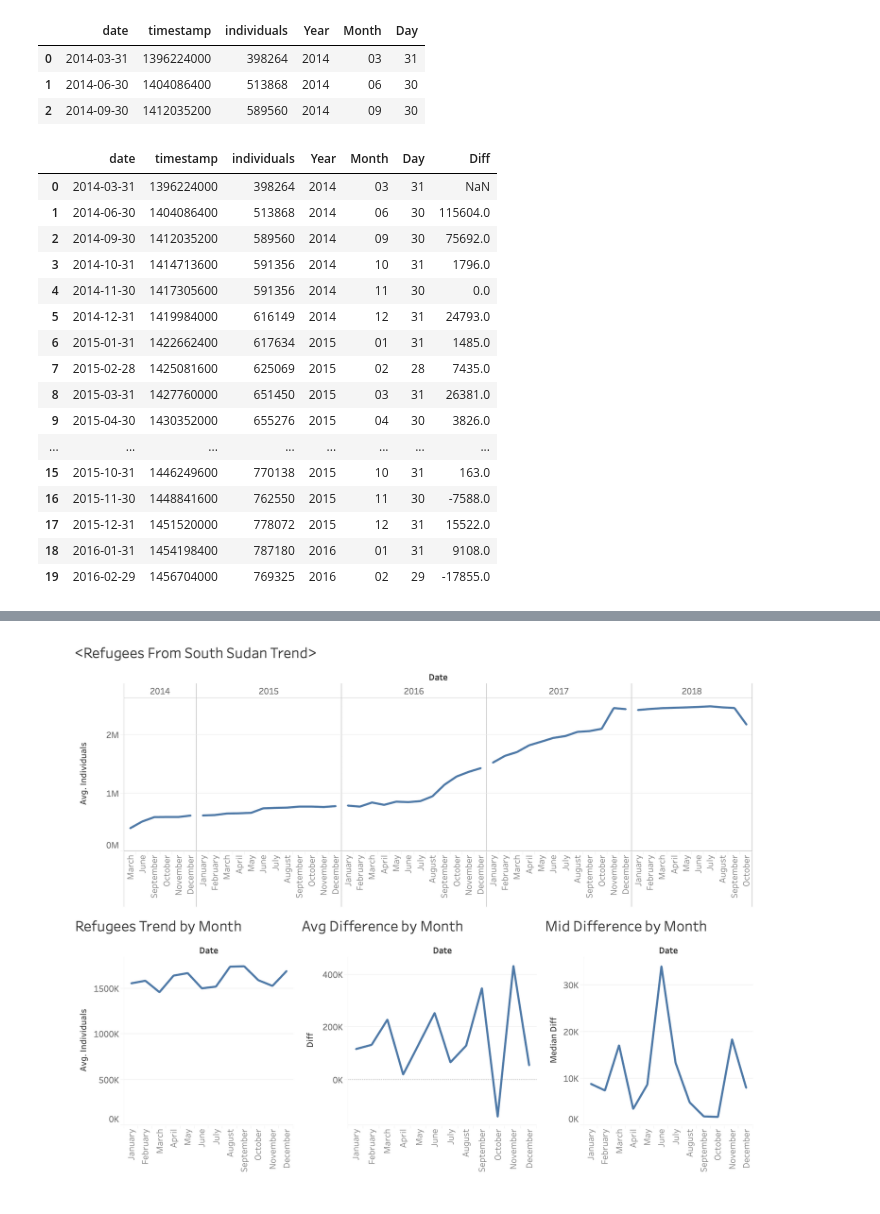
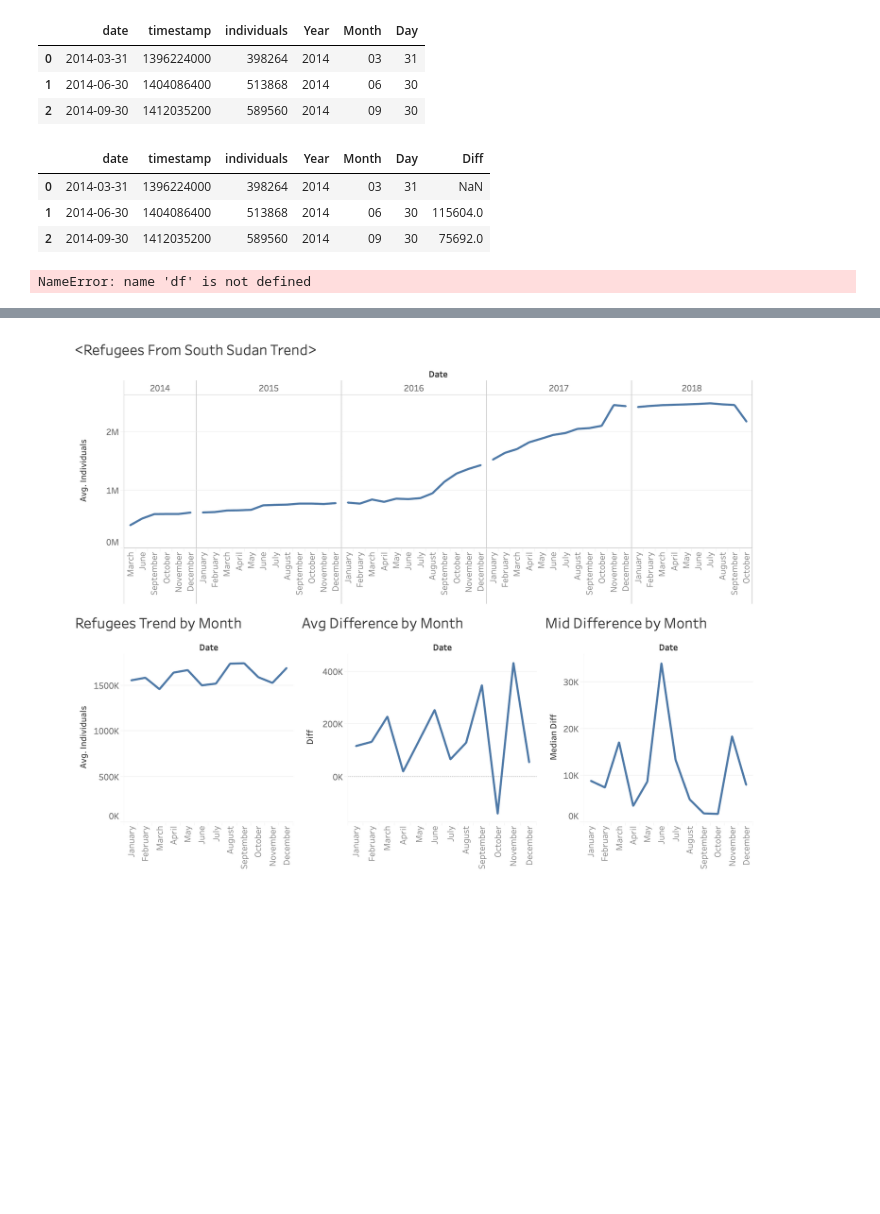
Before and after one commit to hbshih/Data-Science-17-18-Project, a Jupyter notebook: Refugees_To_[Country]_Explained.ipynb, the cells around one changed output, grey strips where cells are left out. Drawn from its saved outputs; the diff is of its cells as text; code cells hidden in the pictures; blank space fills up the shorter version.

Commit message:
cleaned visual data

```diff
--- a/Refugees_To_[Country]_Explained.ipynb
+++ b/Refugees_To_[Country]_Explained.ipynb
@@ -8,7 +8,7 @@ pd.set_option('display.max_columns', 35)
 # %% [markdown]
 #### Sample Data Structure
 # %%
-with open('refugees to Kenya.json') as f:
+with open('Raw_Data//refugees to Kenya.json') as f:
     data = json.load(f)
 
-pprint(data)
+#pprint(data['data'])
@@ -44,7 +36,7 @@ for country in country_list:
     timestamp = []
     individuals = []
     _country = []
-    with open('refugees to ' + country + '.json') as f:
+    with open('Raw_Data/refugees to ' + country + '.json') as f:
         data = json.load(f)
         data_country = data['data']['timeseries']
 
@@ -98,7 +90,7 @@ _country = []
 country_list = ['DRC','Ethiopia','Kenya','Sudan','Uganda']
 
 for country in country_list:
-    with open('refugees to ' + country + '.json') as f:
+    with open('Raw_Data//refugees to ' + country + '.json') as f:
         data = json.load(f)
         data_country = data['data']['timeseries']
 
@@ -124,9 +121,9 @@ date = []
 timestamp = []
 individuals = []
 
-with open('refugees from south-sudan all.json') as f:
+with open('Raw_Data/refugees from south-sudan all.json') as f:
     data = json.load(f)
-    pprint(data)
+    #pprint(data)
 
 data_country = data['data']['timeseries']
 for data in data_country:
@@ -138,5 +135,5 @@ df = pd.DataFrame({'date': date, 'timestamp': timestamp, 'individuals': individu
 df['Year']=[d.split('-')[0] for d in df.date]
 df['Month']=[d.split('-')[1] for d in df.date]
 df['Day']=[d.split('-')[2] for d in df.date]
-df.head(3)
-df.to_csv('refugees from south-sudan all_cleaned.csv', sep = ',')
+#df.head(3)
+#df.to_csv('refugees from south-sudan all_cleaned.csv', sep = ',')
@@ -167,26 +146,15 @@ df.head(3)
 | 2 | 2014-09-30 | 1412035200 | 589560 | 2014 | 09 | 30 |
 # %%
 df['Diff'] = df['individuals'].diff()
-df.head(20)
+df.head(3)
 # %% [output]
 |  | date | timestamp | individuals | Year | Month | Day | Diff |
 | 0 | 2014-03-31 | 1396224000 | 398264 | 2014 | 03 | 31 | NaN |
 | 1 | 2014-06-30 | 1404086400 | 513868 | 2014 | 06 | 30 | 115604.0 |
 | 2 | 2014-09-30 | 1412035200 | 589560 | 2014 | 09 | 30 | 75692.0 |
-| 3 | 2014-10-31 | 1414713600 | 591356 | 2014 | 10 | 31 | 1796.0 |
-| 4 | 2014-11-30 | 1417305600 | 591356 | 2014 | 11 | 30 | 0.0 |
-| 5 | 2014-12-31 | 1419984000 | 616149 | 2014 | 12 | 31 | 24793.0 |
-| 6 | 2015-01-31 | 1422662400 | 617634 | 2015 | 01 | 31 | 1485.0 |
-| 7 | 2015-02-28 | 1425081600 | 625069 | 2015 | 02 | 28 | 7435.0 |
-| 8 | 2015-03-31 | 1427760000 | 651450 | 2015 | 03 | 31 | 26381.0 |
-| 9 | 2015-04-30 | 1430352000 | 655276 | 2015 | 04 | 30 | 3826.0 |
-| ... | ... | ... | ... | ... | ... | ... | ... |
-| 15 | 2015-10-31 | 1446249600 | 770138 | 2015 | 10 | 31 | 163.0 |
-| 16 | 2015-11-30 | 1448841600 | 762550 | 2015 | 11 | 30 | -7588.0 |
-| 17 | 2015-12-31 | 1451520000 | 778072 | 2015 | 12 | 31 | 15522.0 |
-| 18 | 2016-01-31 | 1454198400 | 787180 | 2016 | 01 | 31 | 9108.0 |
-| 19 | 2016-02-29 | 1456704000 | 769325 | 2016 | 02 | 29 | -17855.0 |
 # %%
 df.to_csv('refugees_from_southsudan_with_difference.csv', sep = ',')
+# %% [output]
+NameError: name 'df' is not defined
 # %%
 %%HTML
```
Also changed, not shown: parts of 4 cells of this notebook, 3 other files.
